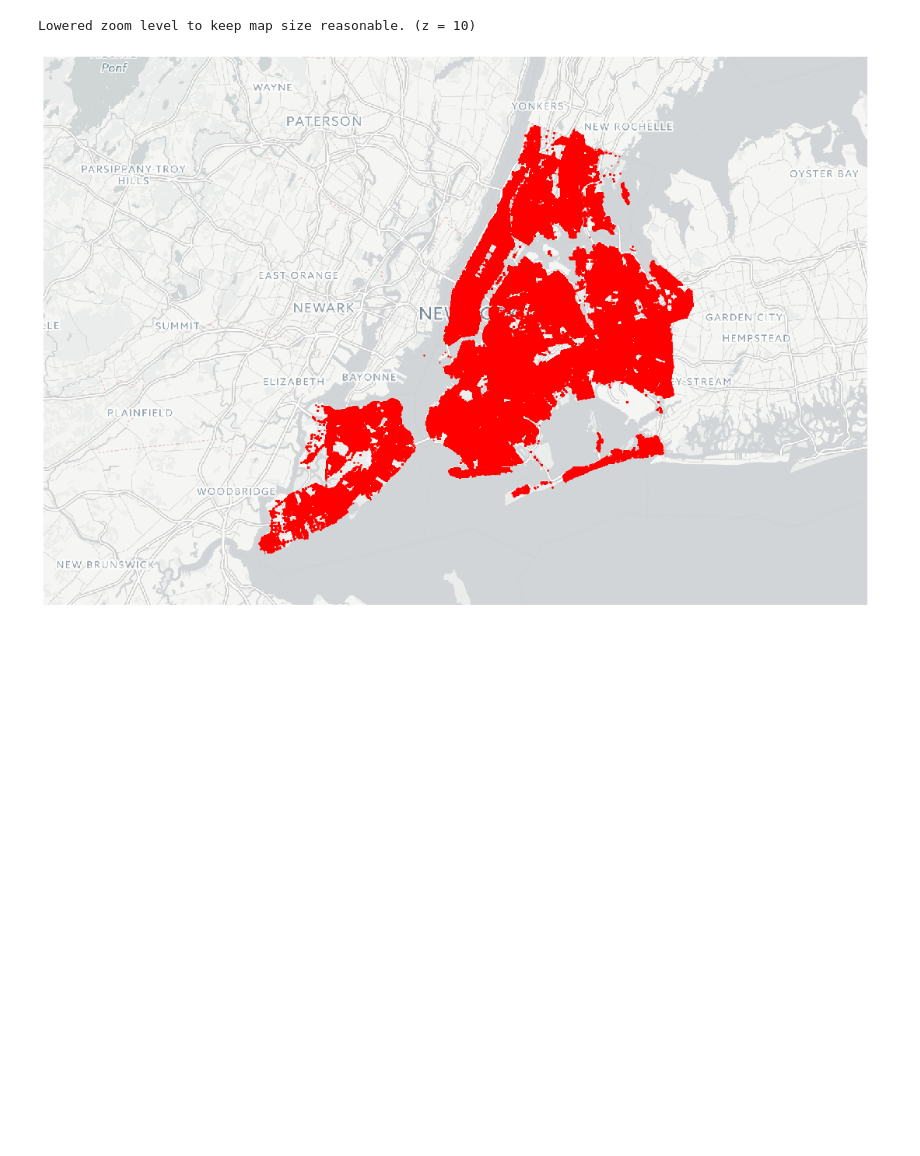
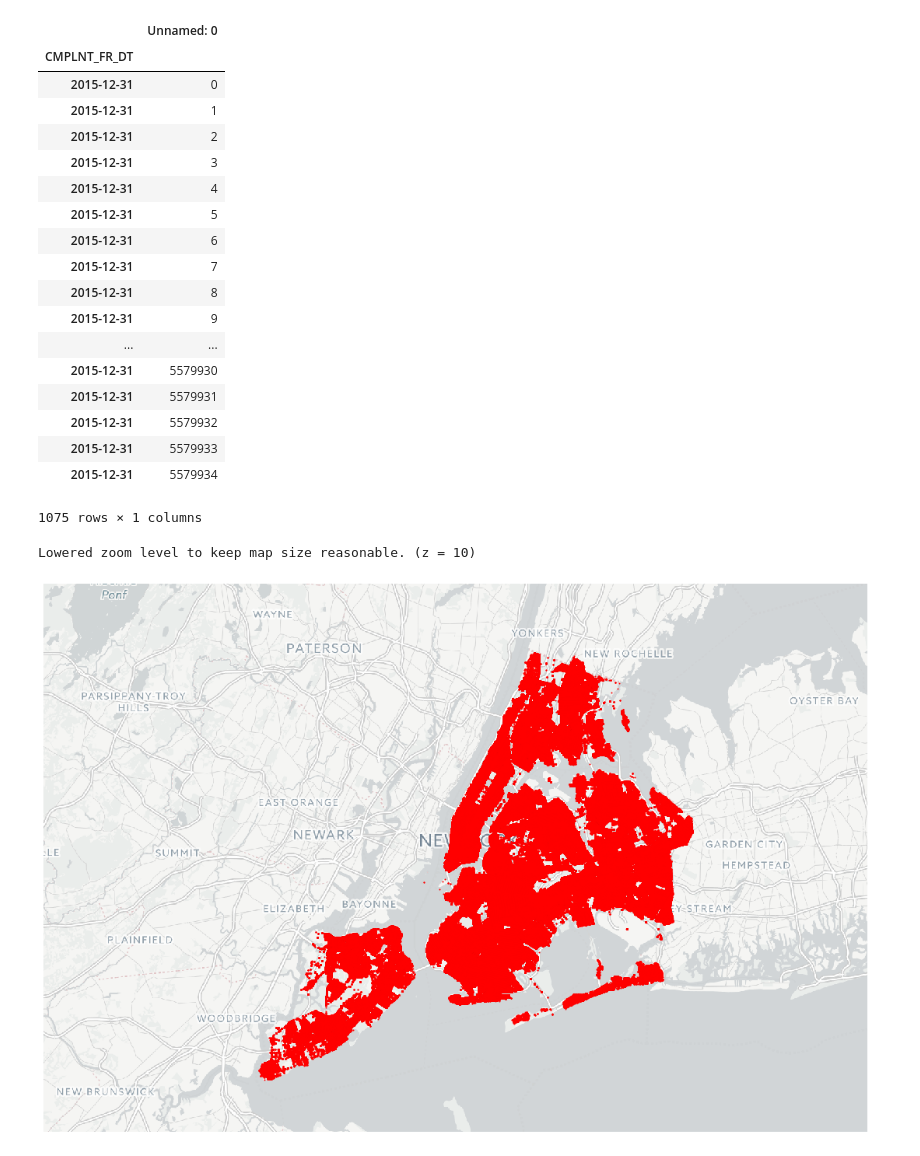
Before and after one commit to melanietosik/nyc-crime-time-analysis, a Jupyter notebook: data_exploration/crimeAnalyses.ipynb, the cells around one changed output. Saved outputs shown, nothing was run; the diff lists cells and outputs as text; code cells hidden in the pictures; blank space fills up the shorter version.

```diff
--- a/data_exploration/crimeAnalyses.ipynb
+++ b/data_exploration/crimeAnalyses.ipynb
@@ -22,3 +63,25 @@ dataset.head(4)
+# %%
+finalSet['2015-12-31']
+# %% [output]
+|  | Unnamed: 0 |
+| CMPLNT_FR_DT |  |
+| 2015-12-31 | 0 |
+| 2015-12-31 | 1 |
+| 2015-12-31 | 2 |
+| 2015-12-31 | 3 |
+| 2015-12-31 | 4 |
+| 2015-12-31 | 5 |
+| 2015-12-31 | 6 |
+| 2015-12-31 | 7 |
+| 2015-12-31 | 8 |
+| 2015-12-31 | 9 |
+| ... | ... |
+| 2015-12-31 | 5579930 |
+| 2015-12-31 | 5579931 |
+| 2015-12-31 | 5579932 |
+| 2015-12-31 | 5579933 |
+| 2015-12-31 | 5579934 |
+1075 rows × 1 columns
 # %%
 #aggregate locations
 
```
Also changed, not shown: parts of 5 cells of this notebook.
